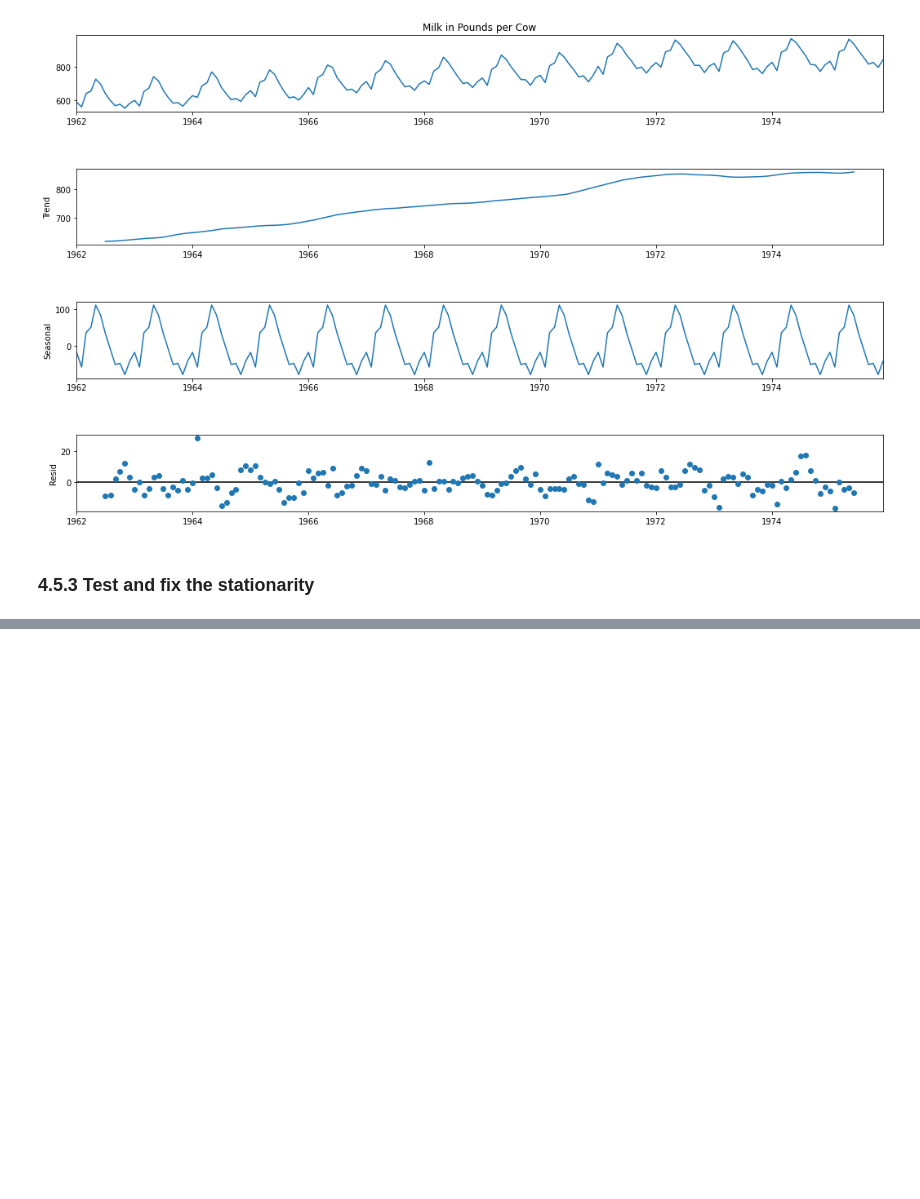
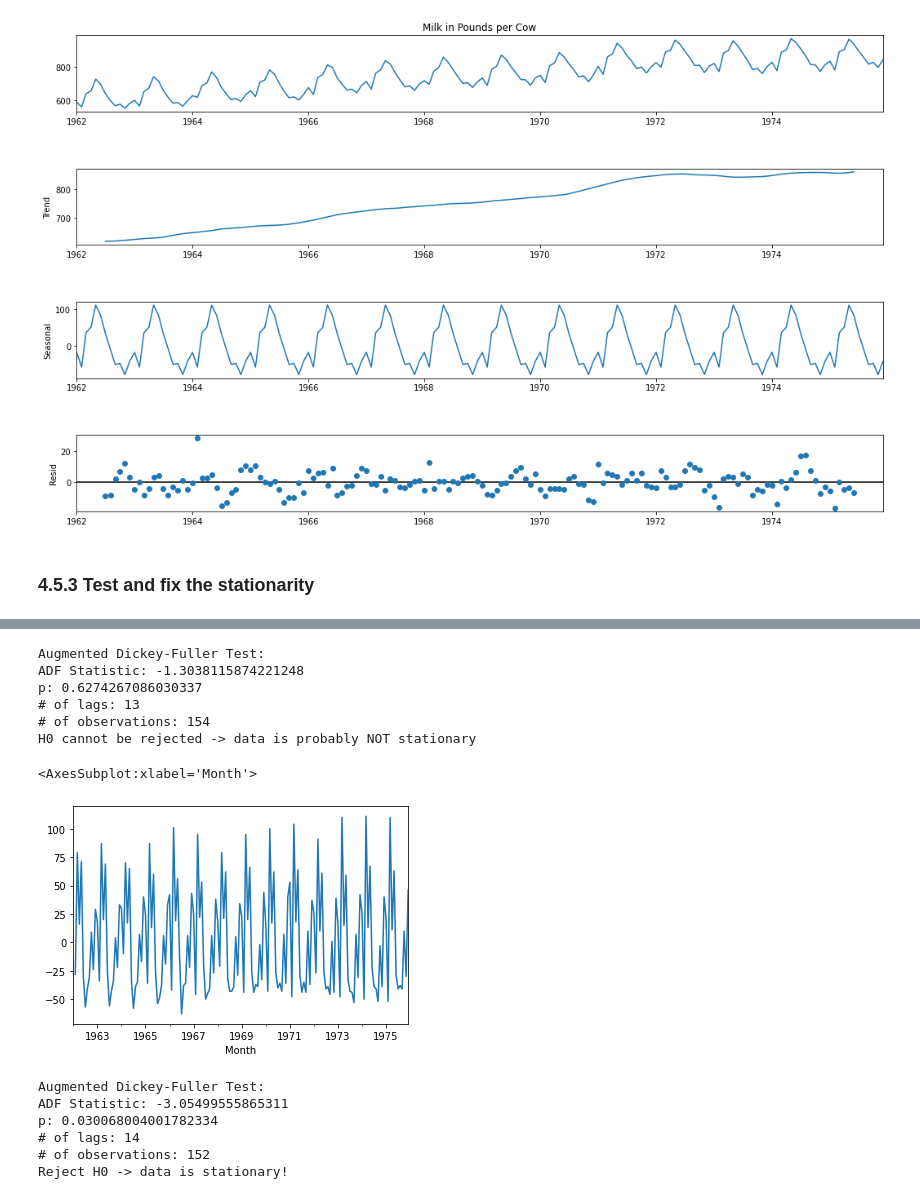
Before and after one commit to mxagar/finance_accounting_courses, a Jupyter notebook: python_finance/04_TimeSeriesAnalysis.ipynb, the cells around one changed output, grey strips where cells are left out. Cells and saved outputs as stored; diff of their text form; code cells hidden in the pictures; blank space fills up the shorter version.

```diff
--- a/python_finance/04_TimeSeriesAnalysis.ipynb
+++ b/python_finance/04_TimeSeriesAnalysis.ipynb
@@ -511,0 +546,29 @@ fig.set_size_inches(16,10)
+# %%
+adf_check(df['Milk in Pounds per Cow'])
+# %% [output]
+Augmented Dickey-Fuller Test:
+ADF Statistic: -1.3038115874221248
+p: 0.6274267086030337
+# of lags: 13
+# of observations: 154
+H0 cannot be rejected -> data is probably NOT stationary
+# %%
+# Since data is probably not stationary, we perform differencing
+df['First Difference'] = df['Milk in Pounds per Cow'] - df['Milk in Pounds per Cow'].shift(1)
+# %%
+# The differenced series seems quite stationary now
+df['First Difference'].plot()
+# %% [output]
+<AxesSubplot:xlabel='Month'>
+[figure, added]
+# %%
+# Check again
+# Drop NA values is differencing was done
+adf_check(df['First Difference'].dropna())
+# %% [output]
+Augmented Dickey-Fuller Test:
+ADF Statistic: -3.05499555865311
+p: 0.030068004001782334
+# of lags: 14
+# of observations: 152
+Reject H0 -> data is stationary!
```
Also changed, not shown: parts of 20 cells of this notebook.
